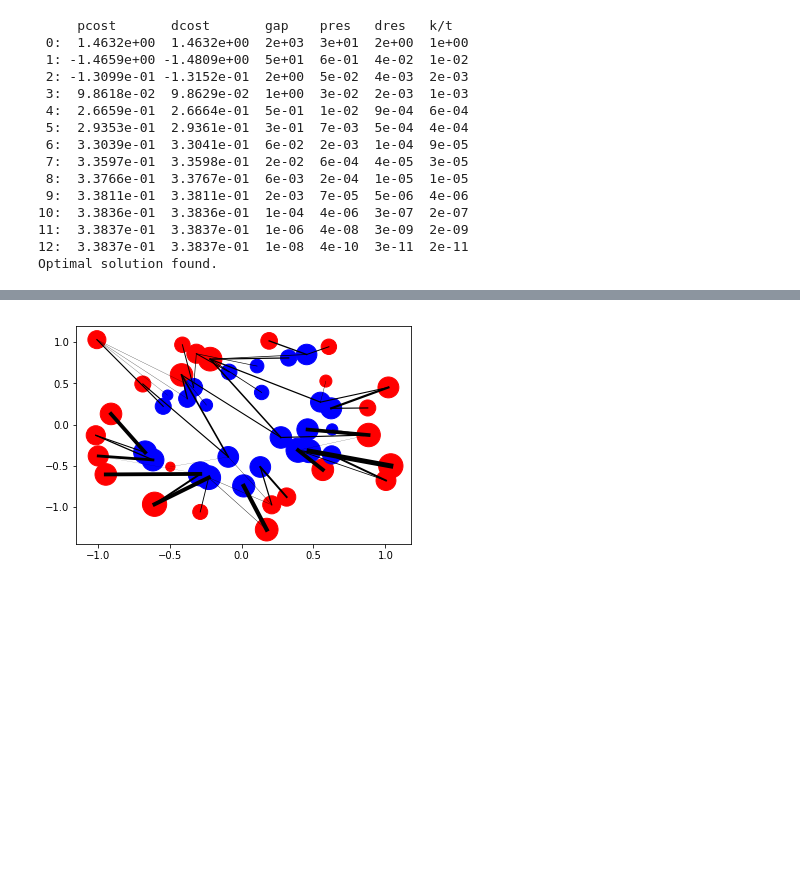
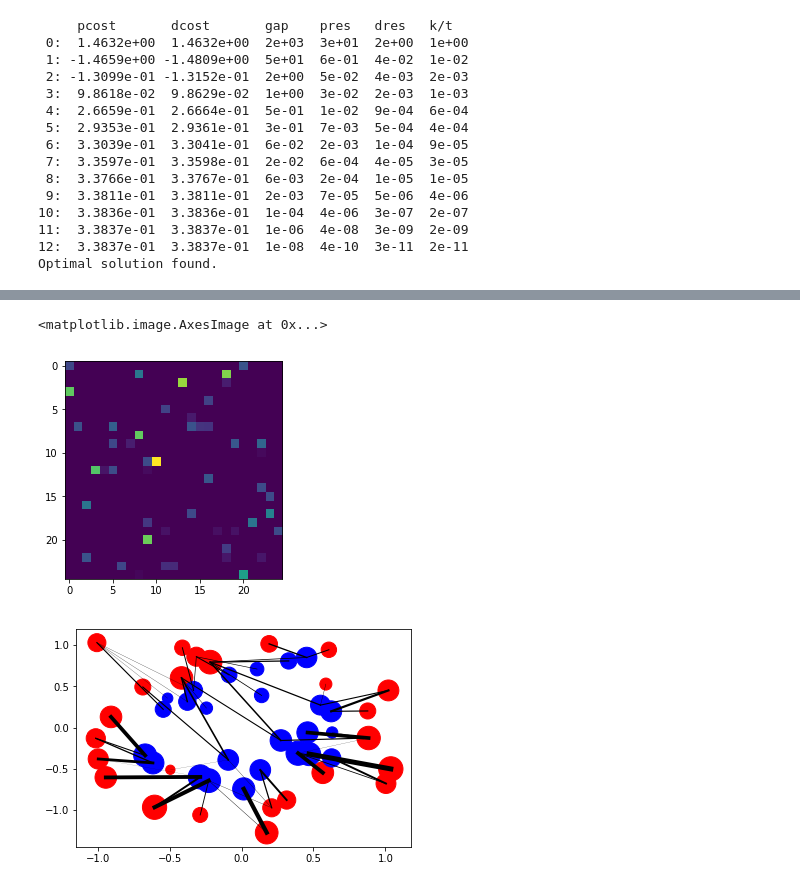
Before and after one commit to NightWinkle/optimal_transport, a Jupyter notebook: otlp/OTLinearProg.ipynb, the cells around one changed output, grey strips where cells are left out. Drawn from its saved outputs; the diff is of its cells as text; code cells hidden in the pictures; blank space fills up the shorter version.

```diff
--- a/otlp/OTLinearProg.ipynb
+++ b/otlp/OTLinearProg.ipynb
@@ -108,5 +108,11 @@ Total cost : 0.3383699952523725
 # %%
 P = p.reshape(m, n).T
+# %%
+import matplotlib.pyplot as plt
+plt.imshow(P)
+# %% [output]
+<matplotlib.image.AxesImage at 0x...>
+[figure, added]
 # %%
 plt.scatter(axy[:,0], axy[:,1], s = a**(1/2)*2000, c="red")
 plt.scatter(bxy[:,0], bxy[:,1], s = b**(1/2)*2000, c="blue")
```
Also changed, not shown: parts of 1 cell of this notebook, 8 other files.
